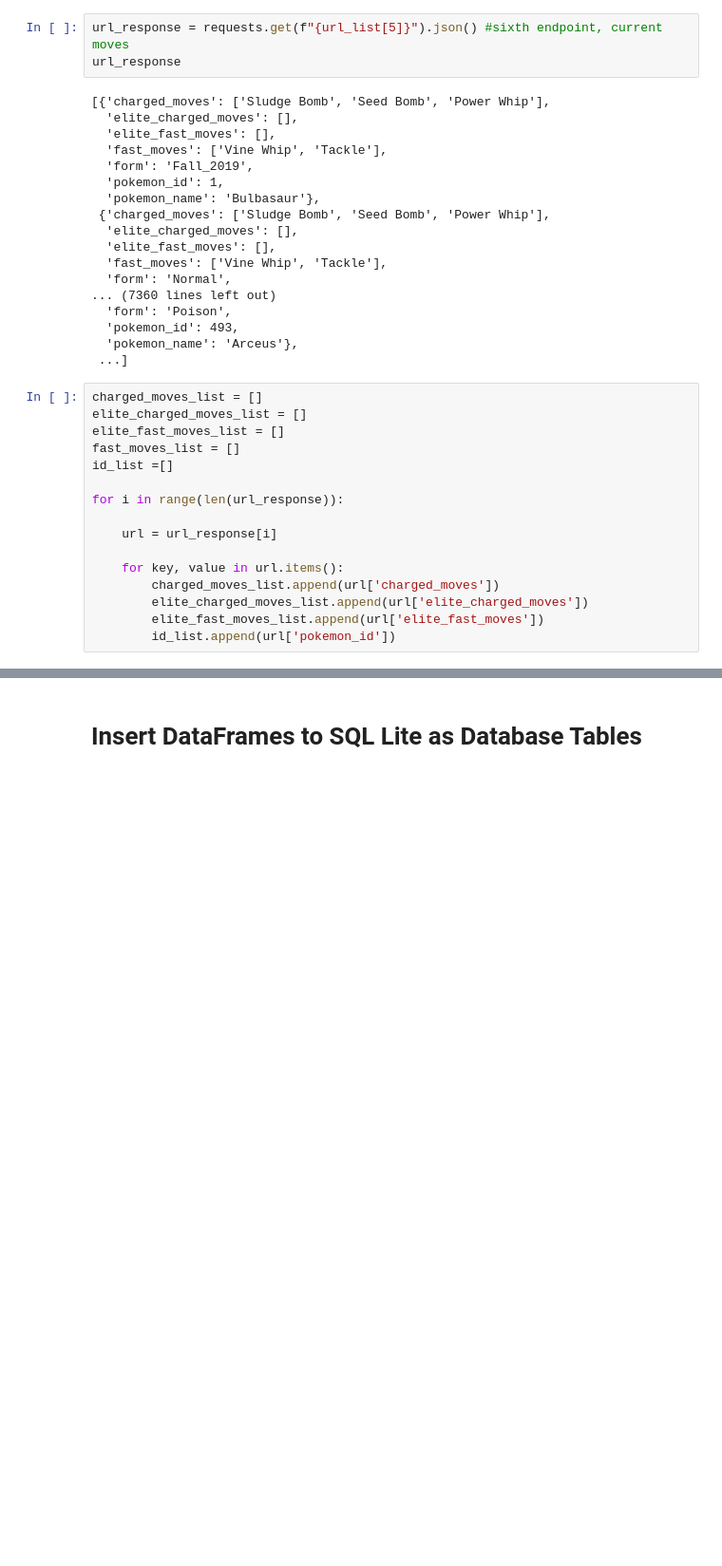
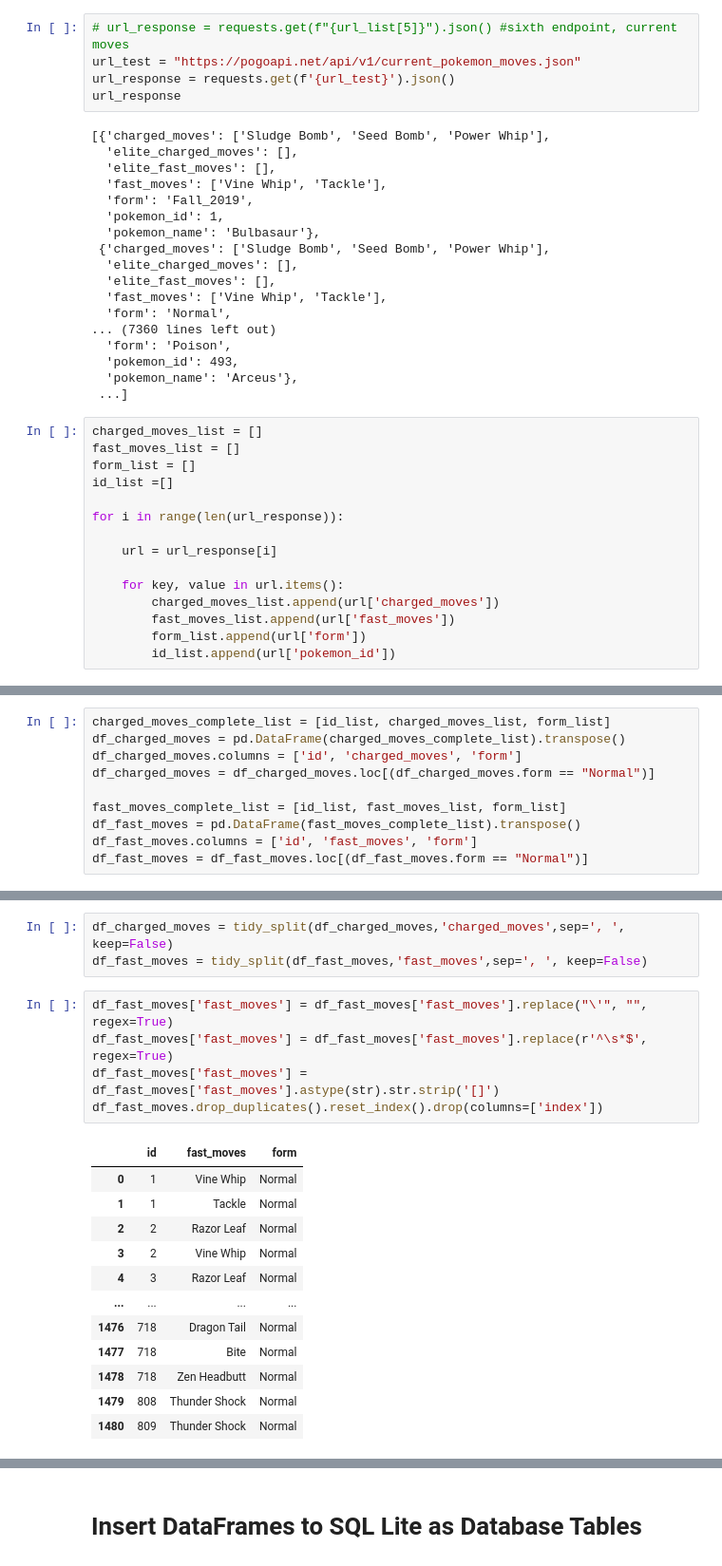
Before and after one commit to tiffanyharris711/gotta-cache-em-all, a Jupyter notebook: Combined/Analysis/Analysis.ipynb, the cells around one changed output, grey strips where cells are left out. Shown at 95% size. Drawn from its saved outputs; the diff is of its cells as text; blank space fills up the shorter version.

```diff
--- a/Analysis/Analysis.ipynb
+++ b/Combined/Analysis/Analysis.ipynb
@@ -265,7 +270,9 @@ print(url_list[5])
 # %% [output]
 https://pogoapi.net/api/v1/current_pokemon_moves.json
 # %%
-url_response = requests.get(f"{url_list[5]}").json() #sixth endpoint, current moves
+# url_response = requests.get(f"{url_list[5]}").json() #sixth endpoint, current moves
+url_test = "https://pogoapi.net/api/v1/current_pokemon_moves.json"
+url_response = requests.get(f'{url_test}').json()
 url_response
 # %% [output]
 [{'charged_moves': ['Sludge Bomb', 'Seed Bomb', 'Power Whip'],
@@ -287,9 +294,8 @@ url_response
  ...]
 # %%
 charged_moves_list = []
-elite_charged_moves_list = []
-elite_fast_moves_list = []
 fast_moves_list = []
+form_list = []
 id_list =[]
 
 for i in range(len(url_response)):
@@ -298,6 +304,6 @@ for i in range(len(url_response)):
 
     for key, value in url.items():
         charged_moves_list.append(url['charged_moves'])
-        elite_charged_moves_list.append(url['elite_charged_moves'])
-        elite_fast_moves_list.append(url['elite_fast_moves'])
+        fast_moves_list.append(url['fast_moves'])
+        form_list.append(url['form'])
         id_list.append(url['pokemon_id'])
@@ -309,0 +310,10 @@ charged_moves_list[0][0]
+# %%
+charged_moves_complete_list = [id_list, charged_moves_list, form_list]
+df_charged_moves = pd.DataFrame(charged_moves_complete_list).transpose()
+df_charged_moves.columns = ['id', 'charged_moves', 'form']
+df_charged_moves = df_charged_moves.loc[(df_charged_moves.form == "Normal")]
+
+fast_moves_complete_list = [id_list, fast_moves_list, form_list]
+df_fast_moves = pd.DataFrame(fast_moves_complete_list).transpose()
+df_fast_moves.columns = ['id', 'fast_moves', 'form']
+df_fast_moves = df_fast_moves.loc[(df_fast_moves.form == "Normal")]
@@ -309,0 +376,21 @@ charged_moves_list[0][0]
+# %%
+df_charged_moves = tidy_split(df_charged_moves,'charged_moves',sep=', ', keep=False)
+df_fast_moves = tidy_split(df_fast_moves,'fast_moves',sep=', ', keep=False)
+# %%
+df_fast_moves['fast_moves'] = df_fast_moves['fast_moves'].replace("\'", "", regex=True)
+df_fast_moves['fast_moves'] = df_fast_moves['fast_moves'].replace(r'^\s*$', regex=True)
+df_fast_moves['fast_moves'] = df_fast_moves['fast_moves'].astype(str).str.strip('[]')
+df_fast_moves.drop_duplicates().reset_index().drop(columns=['index'])
+# %% [output]
+|  | id | fast_moves | form |
+| 0 | 1 | Vine Whip | Normal |
+| 1 | 1 | Tackle | Normal |
+| 2 | 2 | Razor Leaf | Normal |
+| 3 | 2 | Vine Whip | Normal |
+| 4 | 3 | Razor Leaf | Normal |
+| ... | ... | ... | ... |
+| 1476 | 718 | Dragon Tail | Normal |
+| 1477 | 718 | Bite | Normal |
+| 1478 | 718 | Zen Headbutt | Normal |
+| 1479 | 808 | Thunder Shock | Normal |
+| 1480 | 809 | Thunder Shock | Normal |
```
Also changed, not shown: parts of 13 cells of this notebook, 56 other files.
